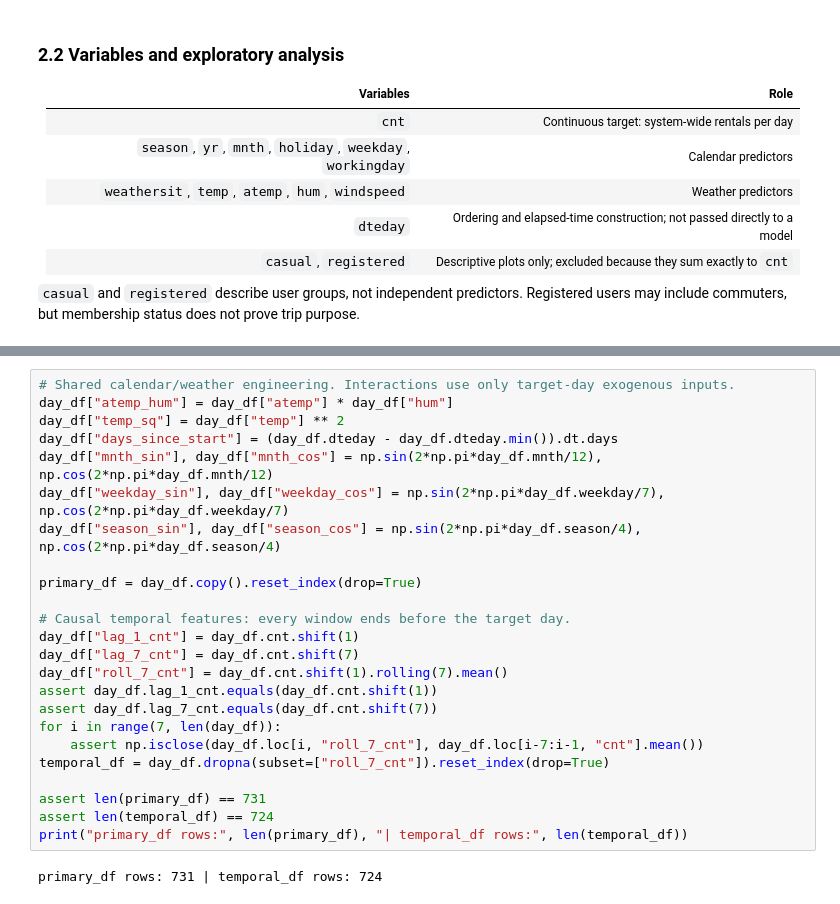
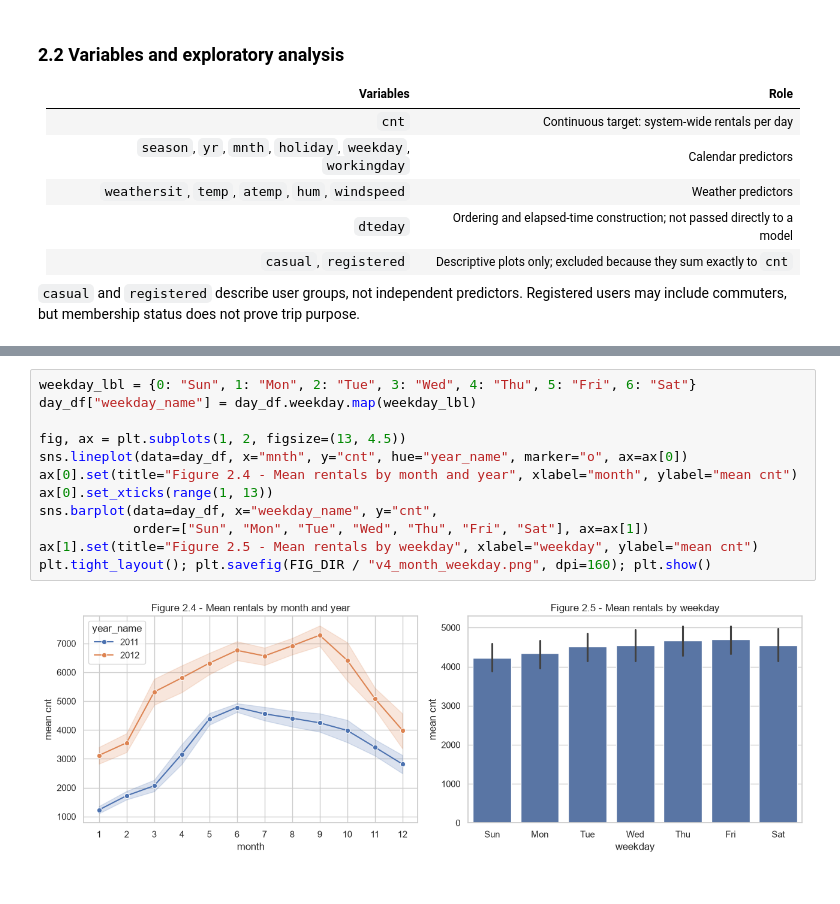
Before and after one commit to lfariabr/masters-swe-ai, a Jupyter notebook: 2026-T2/MLN/assignments/Assessment3/notebook/MLN601FariaLuisBrief3v4.ipynb, the cells around one changed output, grey strips where cells are left out. Cells and saved outputs as stored; diff of their text form.

```diff
--- a/2026-T2/MLN/assignments/Assessment3/notebook/MLN601FariaLuisBrief3v4.ipynb
+++ b/2026-T2/MLN/assignments/Assessment3/notebook/MLN601FariaLuisBrief3v4.ipynb
@@ -256,26 +254,14 @@ Two frames prevent the temporal question from shrinking the primary sample. `pri
-# %%
-# Shared calendar/weather engineering. Interactions use only target-day exogenous inputs.
-day_df["atemp_hum"] = day_df["atemp"] * day_df["hum"]
-day_df["temp_sq"] = day_df["temp"] ** 2
-day_df["days_since_start"] = (day_df.dteday - day_df.dteday.min()).dt.days
-day_df["mnth_sin"], day_df["mnth_cos"] = np.sin(2*np.pi*day_df.mnth/12), np.cos(2*np.pi*day_df.mnth/12)
-day_df["weekday_sin"], day_df["weekday_cos"] = np.sin(2*np.pi*day_df.weekday/7), np.cos(2*np.pi*day_df.weekday/7)
-day_df["season_sin"], day_df["season_cos"] = np.sin(2*np.pi*day_df.season/4), np.cos(2*np.pi*day_df.season/4)
-
-primary_df = day_df.copy().reset_index(drop=True)
-
-# Causal temporal features: every window ends before the target day.
-day_df["lag_1_cnt"] = day_df.cnt.shift(1)
-day_df["lag_7_cnt"] = day_df.cnt.shift(7)
-day_df["roll_7_cnt"] = day_df.cnt.shift(1).rolling(7).mean()
-assert day_df.lag_1_cnt.equals(day_df.cnt.shift(1))
-assert day_df.lag_7_cnt.equals(day_df.cnt.shift(7))
-for i in range(7, len(day_df)):
-    assert np.isclose(day_df.loc[i, "roll_7_cnt"], day_df.loc[i-7:i-1, "cnt"].mean())
-temporal_df = day_df.dropna(subset=["roll_7_cnt"]).reset_index(drop=True)
-
-assert len(primary_df) == 731
-assert len(temporal_df) == 724
-print("primary_df rows:", len(primary_df), "| temporal_df rows:", len(temporal_df))
-# %% [output]
-primary_df rows: 731 | temporal_df rows: 724
+# %%
+weekday_lbl = {0: "Sun", 1: "Mon", 2: "Tue", 3: "Wed", 4: "Thu", 5: "Fri", 6: "Sat"}
+day_df["weekday_name"] = day_df.weekday.map(weekday_lbl)
+
+fig, ax = plt.subplots(1, 2, figsize=(13, 4.5))
+sns.lineplot(data=day_df, x="mnth", y="cnt", hue="year_name", marker="o", ax=ax[0])
+ax[0].set(title="Figure 2.4 - Mean rentals by month and year", xlabel="month", ylabel="mean cnt")
+ax[0].set_xticks(range(1, 13))
+sns.barplot(data=day_df, x="weekday_name", y="cnt",
+            order=["Sun", "Mon", "Tue", "Wed", "Thu", "Fri", "Sat"], ax=ax[1])
+ax[1].set(title="Figure 2.5 - Mean rentals by weekday", xlabel="weekday", ylabel="mean cnt")
+plt.tight_layout(); plt.savefig(FIG_DIR / "v4_month_weekday.png", dpi=160); plt.show()
+# %% [output]
+[figure, added]
```
Also changed, not shown: parts of 52 cells of this notebook, 15 other files.
